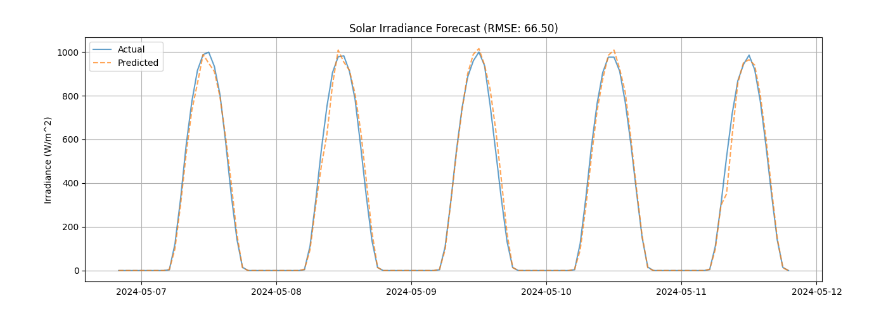
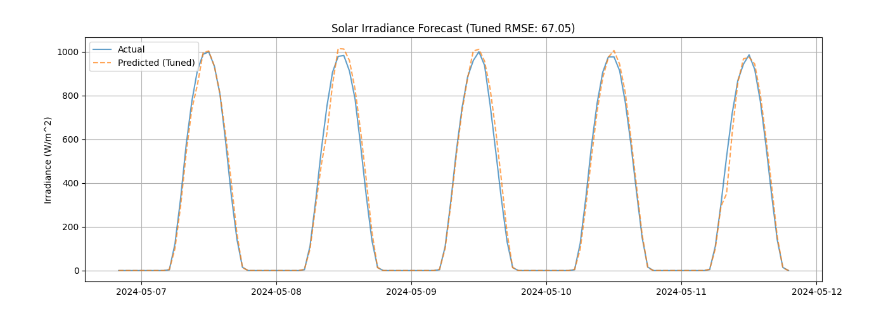
Before and after one commit to charanreddy-byte/PulpitMobility-MachineLearning, a Jupyter notebook: PulpitMobility_Forecasting.ipynb, the cells around one changed output. Cells and saved outputs as stored; diff of their text form; code cells hidden in the pictures.

```diff
--- a/PulpitMobility_Forecasting.ipynb
+++ b/PulpitMobility_Forecasting.ipynb
@@ -3,26 +3,25 @@ import pandas as pd
 import numpy as np
 import matplotlib.pyplot as plt
 import seaborn as sns
-from sklearn.model_selection import TimeSeriesSplit
+from sklearn.model_selection import TimeSeriesSplit, RandomizedSearchCV
 from sklearn.ensemble import RandomForestRegressor
 from sklearn.metrics import mean_squared_error, r2_score
 
 # ==========================================
 # 1. Load and Clean Data
 # ==========================================
-# Load data
-df = pd.read_csv('Ahmedabad solar irradiance.csv') # Adjust path if needed
+try:
+    df = pd.read_csv('Ahmedabad solar irradiance.csv')
+except FileNotFoundError:
+    df = pd.read_csv('../data/Ahmedabad solar irradiance.csv')
 
-# CRITICAL STEP: The dataset uses -999.0 as a placeholder for missing values.
-# Inspection shows ~7000 rows have missing targets. We must drop these rows
-# because we cannot train on missing ground truth.
+# Drop missing targets (-999.0)
 df_clean = df[df['ALLSKY_SFC_SW_DWN'] != -999.0].copy()
 
-# 'ALLSKY_KT' (Clearness Index) is missing often (likely undefined at night).
-# We will drop this column to avoid data leakage or noise.
+# Drop 'ALLSKY_KT' (too many missing values)
 df_clean = df_clean.drop(columns=['ALLSKY_KT'])
 
-# Create a Datetime Index
+# Create Datetime Index
 df_clean['Datetime'] = pd.to_datetime(df_clean[['YEAR', 'MO', 'DY', 'HR']].rename(
     columns={'YEAR': 'year', 'MO': 'month', 'DY': 'day', 'HR': 'hour'}))
 df_clean = df_clean.set_index('Datetime').sort_index()
@@ -30,8 +29,7 @@ df_clean = df_clean.set_index('Datetime').sort_index()
 # ==========================================
 # 2. Feature Engineering
 # ==========================================
-# Cyclic encoding for Hour and Month (Crucial for time series)
-# This helps the model understand that Hour 23 is close to Hour 0.
+# Cyclic encoding
 df_clean['hour_sin'] = np.sin(2 * np.pi * df_clean['HR'] / 24)
 df_clean['hour_cos'] = np.cos(2 * np.pi * df_clean['HR'] / 24)
 df_clean['month_sin'] = np.sin(2 * np.pi * df_clean['MO'] / 12)
@@ -46,46 +44,89 @@ X = df_clean[features]
 y = df_clean[target]
 
 # ==========================================
-# 3. Train/Test Split (Time Series)
+# 3. Time Series Split
 # ==========================================
-# We CANNOT use random shuffle. We must split by time.
-# Train on first 80%, Test on last 20%
+# Strict temporal split for final evaluation
 split_point = int(len(df_clean) * 0.8)
 X_train, X_test = X.iloc[:split_point], X.iloc[split_point:]
 y_train, y_test = y.iloc[:split_point], y.iloc[split_point:]
 
-print(f"Training Samples: {len(X_train)}, Test Samples: {len(X_test)}")
+# ==========================================
+# 4. Hyperparameter Tuning (Corrected for Windows)
+# ==========================================
+# Parameter Grid
+param_dist = {
+    'n_estimators': [50, 100, 200],
+    'max_depth': [None, 10, 20, 30],
+    'min_samples_split': [2, 5, 10],
+    'min_samples_leaf': [1, 2, 4],
+    'bootstrap': [True, False]
+}
 
-# ==========================================
-# 4. Modeling (Random Forest)
-# ==========================================
-# Using Random Forest as it handles non-linear weather relationships well
-model = RandomForestRegressor(n_estimators=100, random_state=42, n_jobs=-1)
-model.fit(X_train, y_train)
+# Cross-Validation Strategy
+tscv = TimeSeriesSplit(n_splits=3)
 
-# Predictions
-y_pred = model.predict(X_test)
+# Initialize Random Forest
+rf = RandomForestRegressor(random_state=42)
+
+# Initialize Randomized Search
+# CRITICAL FIX: Set n_jobs=1 to avoid the Windows multiprocessing crash
+random_search = RandomizedSearchCV(
+    estimator=rf,
+    param_distributions=param_dist,
+    n_iter=10,
+    cv=tscv,
+    verbose=1,
+    random_state=42,
+    n_jobs=1,  # <--- CHANGED FROM -1 TO 1
+    scoring='neg_root_mean_squared_error'
+)
+
+print("Starting Hyperparameter Tuning for Solar Forecasting...")
+random_search.fit(X_train, y_train)
+
+best_model = random_search.best_estimator_
+print("\n" + "="*40)
+print(f"BEST PARAMS: {random_search.best_params_}")
+print("="*40)
 
 # ==========================================
 # 5. Evaluation
 # ==========================================
+y_pred = best_model.predict(X_test)
+
 rmse = np.sqrt(mean_squared_error(y_test, y_pred))
 r2 = r2_score(y_test, y_pred)
 
-print(f"Model Performance:\nRMSE: {rmse:.2f}\nR2 Score: {r2:.4f}")
+print(f"\nTUNED MODEL PERFORMANCE:")
+print(f"RMSE: {rmse:.2f}")
+print(f"R2 Score: {r2:.4f}")
 
-# Visualization: Actual vs Predicted (First 5 days of test set)
+# ==========================================
+# 6. Visualization
+# ==========================================
+# Forecast Plot (First 5 days of Test Set)
 plt.figure(figsize=(15, 5))
-subset = 24 * 5 # 5 Days
+subset = 24 * 5
 plt.plot(y_test.index[:subset], y_test.values[:subset], label='Actual', alpha=0.7)
-plt.plot(y_test.index[:subset], y_pred[:subset], label='Predicted', alpha=0.7, linestyle='--')
-plt.title(f'Solar Irradiance Forecast (RMSE: {rmse:.2f})')
+plt.plot(y_test.index[:subset], y_pred[:subset], label='Predicted (Tuned)', alpha=0.7, linestyle='--')
+plt.title(f'Solar Irradiance Forecast (Tuned RMSE: {rmse:.2f})')
 plt.ylabel('Irradiance (W/m^2)')
 plt.legend()
 plt.grid(True)
+plt.savefig('tuned_forecast_plot.png')
 plt.show()
 
 # Feature Importance
+importances = pd.Series(best_model.feature_importances_, index=features).sort_values(ascending=False)
+plt.figure(figsize=(10, 6))
+sns.barplot(x=importances.values, y=importances.index, palette='viridis')
+plt.title('Feature Importance (Tuned Model)')
+plt.xlabel('Importance Score')
+plt.tight_layout()
+plt.savefig('tuned_solar_importance.png')
+plt.show()
+
 importances = pd.Series(model.feature_importances_, index=features).sort_values(ascending=False)
 print("\nFeature Importance:")
 print(importances)
@@ -97 +144 @@ R2 Score: 0.9543
-[figure, old version]
+[figure, new version]
```
Also changed, not shown: parts of 1 cell of this notebook.
